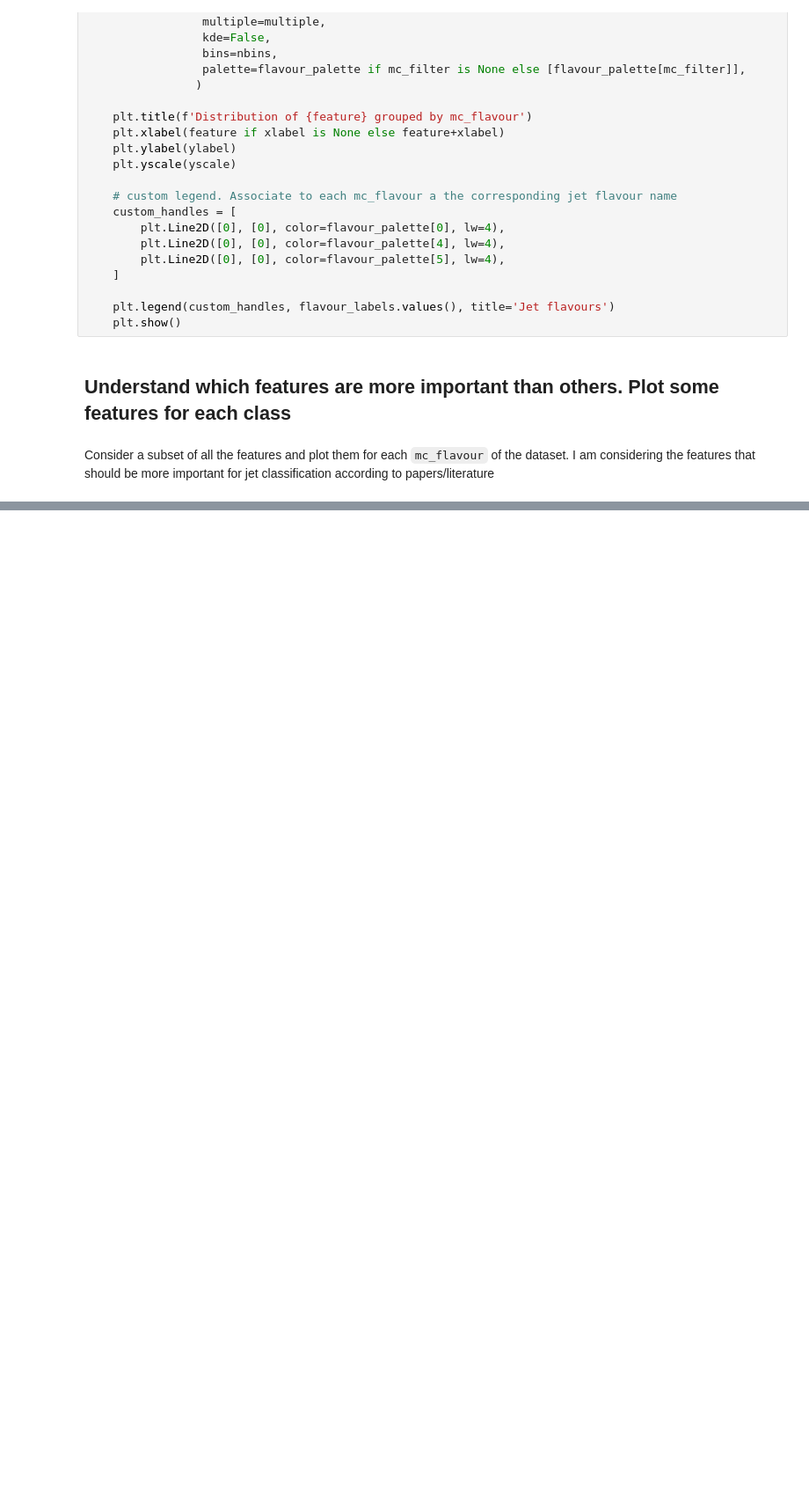
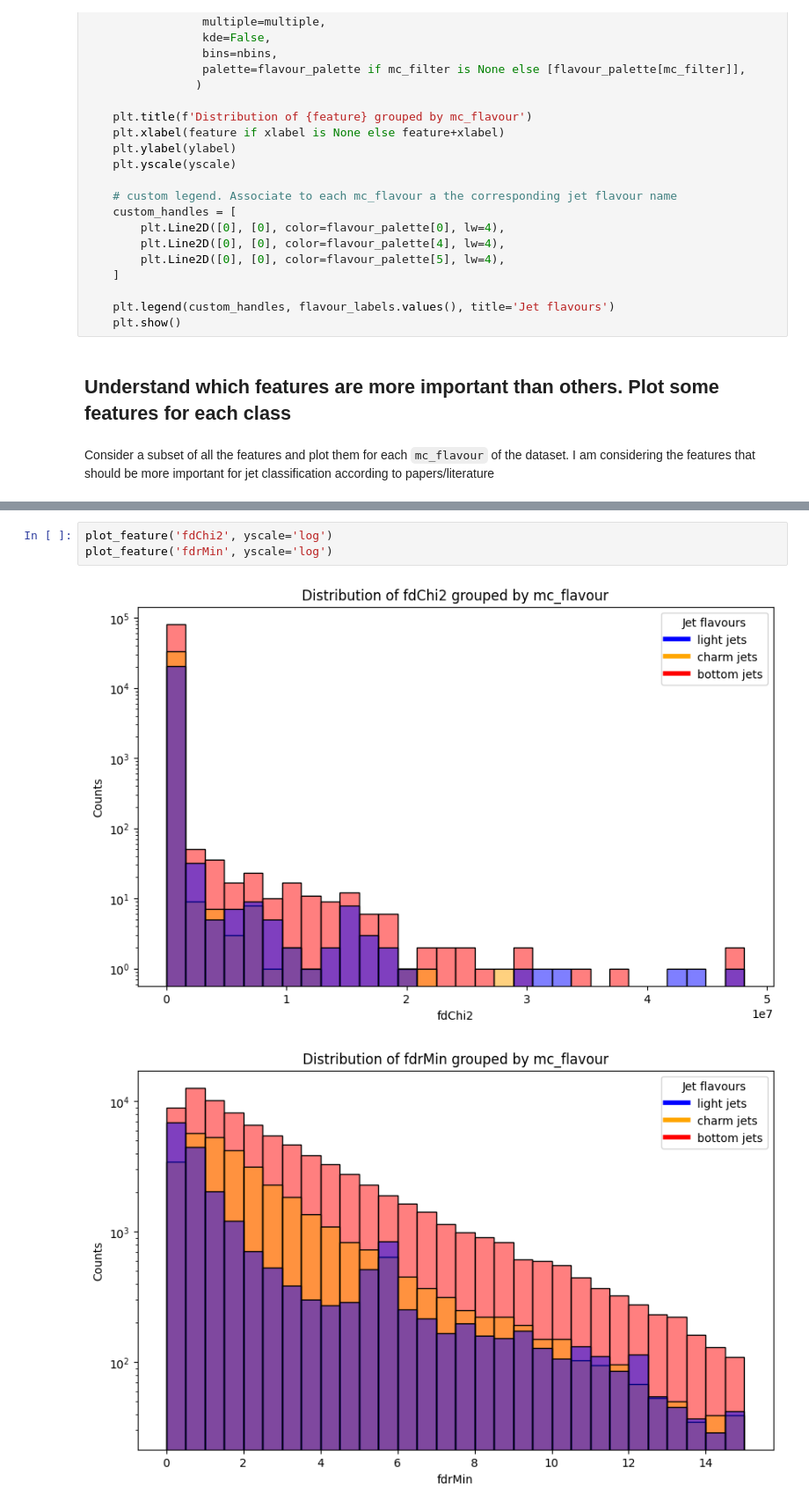
Before and after one commit to Maic-R/ML_for_physics, a Jupyter notebook: features_plot.ipynb, the cells around one changed output, grey strips where cells are left out. Shown at 88% size. Cells and saved outputs as stored; diff of their text form; blank space fills up the shorter version.

```diff
--- a/features_plot.ipynb
+++ b/features_plot.ipynb
@@ -134,0 +107,6 @@ plot_feature('ipChi2Sum', yscale='log') # maybe it is useful
+# %%
+plot_feature('fdChi2', yscale='log')
+plot_feature('fdrMin', yscale='log')
+# %% [output]
+[figure, added]
+[figure, added]
```
Also changed, not shown: parts of 7 cells of this notebook, 3 other files.
